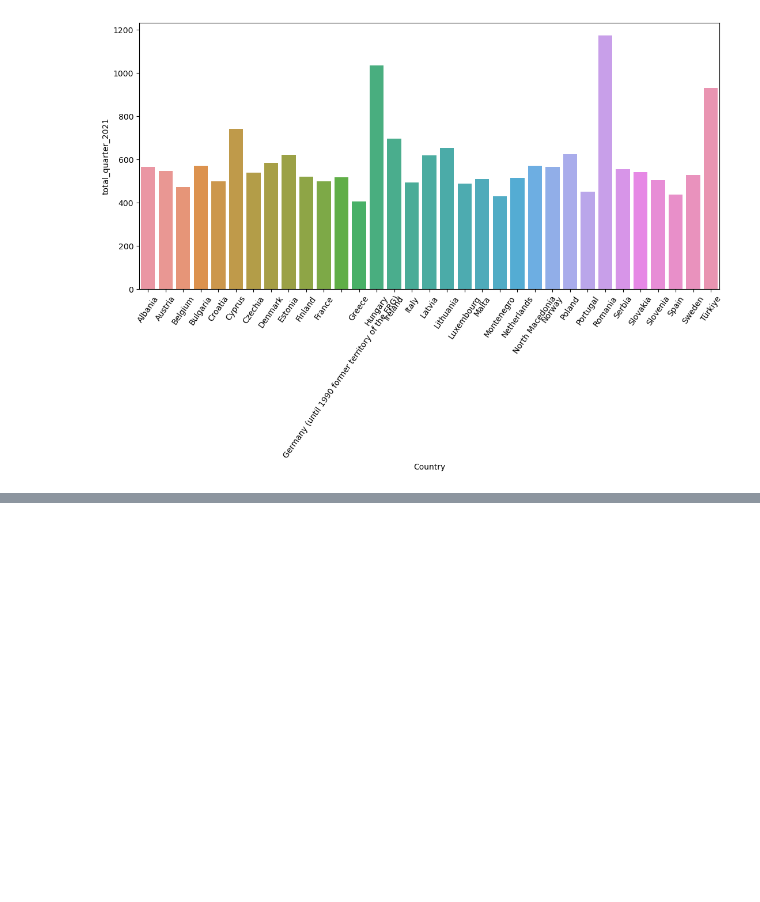
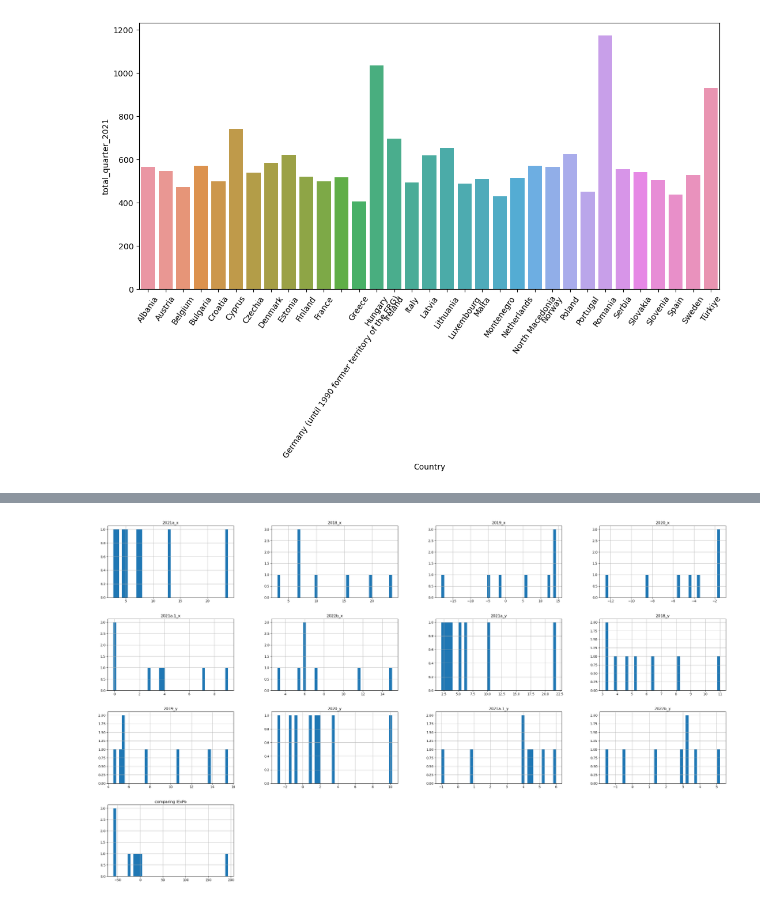
Before and after one commit to 2021029/Project_2, a Jupyter notebook: CA_2.ipynb, the cells around one changed output, grey strips where cells are left out. Drawn from its saved outputs; the diff is of its cells as text; code cells hidden in the pictures; blank space fills up the shorter version.

```diff
--- a/CA_2.ipynb
+++ b/CA_2.ipynb
@@ -411,0 +558,3 @@ Country = {Germany (until 1990 former territory of the FRG): 'Germany',}
+# %%
+housebuilding = pd.merge(ireland1, portugal1, on = 'Sectors')
+display(housebuilding)
@@ -411,0 +594,13 @@ Country = {Germany (until 1990 former territory of the FRG): 'Germany',}
+# %%
+
+housebuilding['2021a_x'] = housebuilding['2021a_x'].apply(lambda x:str(x).replace(",", "."))
+housebuilding['2021a_y'] = housebuilding['2021a_y'].apply(lambda x:str(x).replace(",", "."))
+# %%
+# Changing the astype from Object to Float
+housebuilding['2021a_x'] = housebuilding['2021a_x'].astype('float')
+housebuilding['2021a_y'] = housebuilding['2021a_y'].astype('float')
+housebuilding['2018_y'] = housebuilding['2018_y'].astype('float')
+housebuilding['2019_y'] = housebuilding['2019_y'].astype('float')
+housebuilding['2020_y'] = housebuilding['2020_y'].astype('float')
+housebuilding['2021a.1_y'] = housebuilding['2021a.1_y'].astype('float')
+housebuilding['2022b_y'] = housebuilding['2022b_y'].astype('float')
@@ -411,0 +647,2 @@ Country = {Germany (until 1990 former territory of the FRG): 'Germany',}
+# %%
+housebuilding['comparing IExPo'] = (housebuilding['2021a_y']/ housebuilding['2021a_x'] * 100) -100
@@ -411,0 +673,4 @@ Country = {Germany (until 1990 former territory of the FRG): 'Germany',}
+# %%
+housebuilding.hist(bins = 40, figsize=(35,20));
+# %% [output]
+[figure, added]
```
Also changed, not shown: parts of 131 cells of this notebook.
